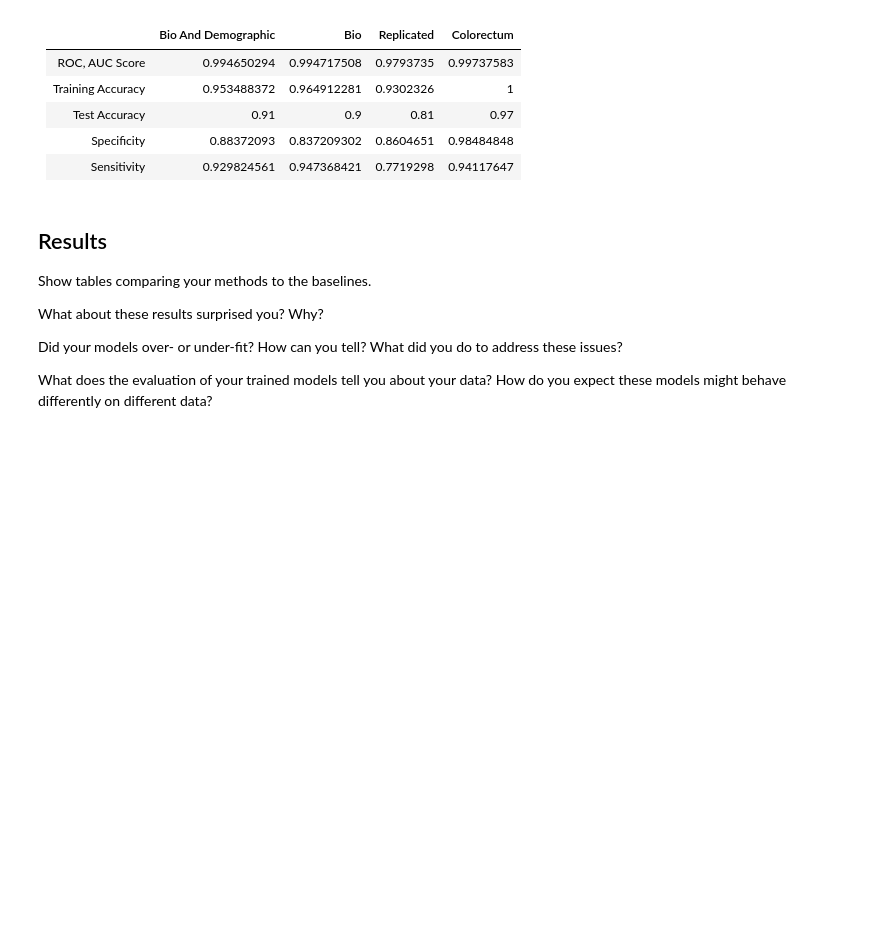
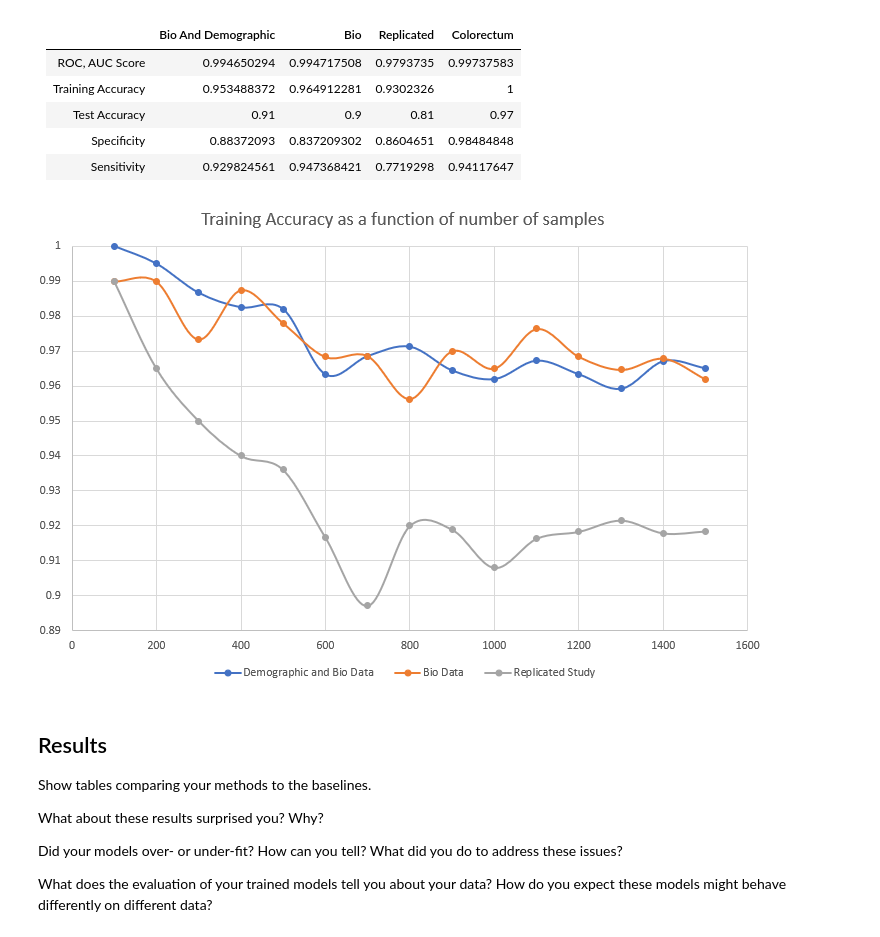
Before and after one commit to ChrisWilhelm/MachineLearningFinalProject, a Jupyter notebook: Final_Project_Submission_Template.ipynb, the cells around one changed output. Drawn from its saved outputs; the diff is of its cells as text; code cells hidden in the pictures; blank space fills up the shorter version.

```diff
--- a/Final_Project_Submission_Template.ipynb
+++ b/Final_Project_Submission_Template.ipynb
@@ -429,6 +511,11 @@ However, since there were so many decisions in the trees and these features were
 | Test Accuracy     | 0.91                | 0.9         | 0.81       | 0.97       |
 | Specificity       | 0.88372093          | 0.837209302 | 0.8604651  | 0.98484848 |
 | Sensitivity       | 0.929824561         | 0.947368421 | 0.7719298  | 0.94117647 |
+# %%
+rf_acc = Image.open('graphs/RandomForestAccuracyPlot.png')
+rf_acc
+# %% [output]
+[figure, added]
 # %% [markdown]
 ## Results
 
```
Also changed, not shown: parts of 6 cells of this notebook, 1 other file.
